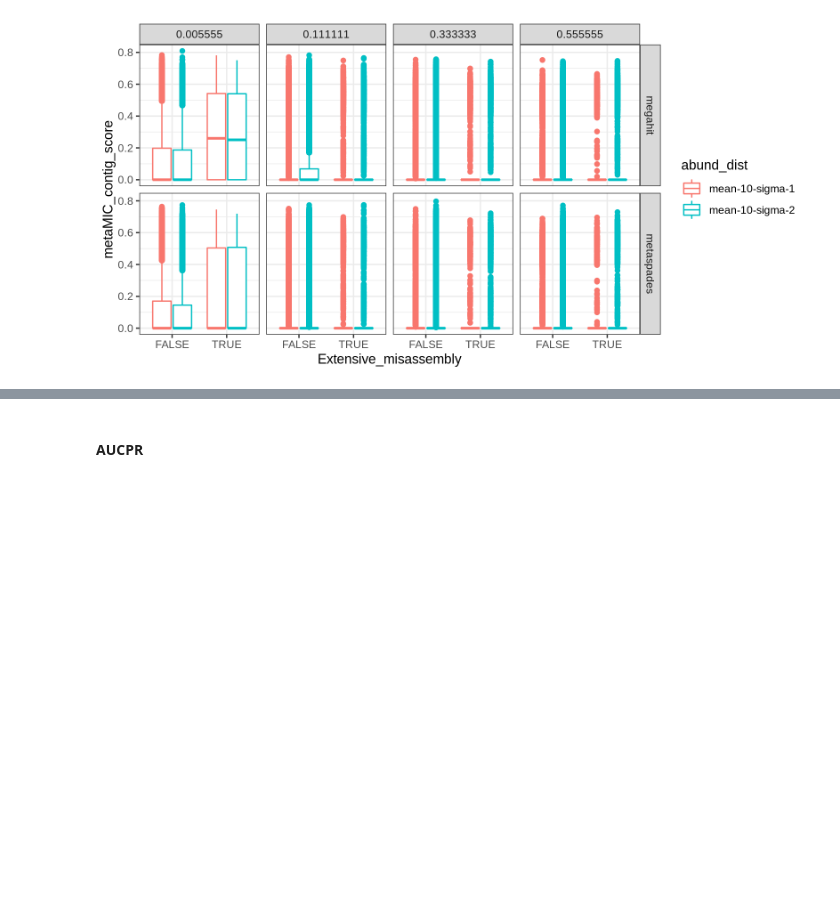
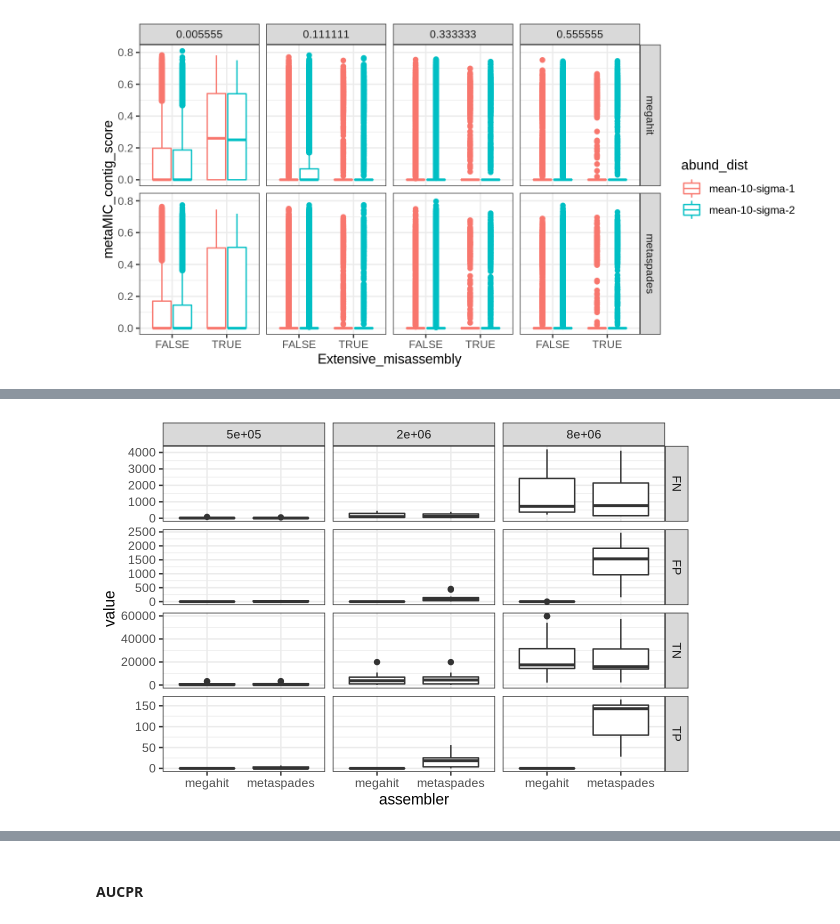
Before and after one commit to leylabmpi/resmico, a Jupyter notebook: notebooks/01_resmico-sm/02_GTDBr89_n9k-rand/01_train.ipynb, the cells around one changed output, grey strips where cells are left out. Cells and saved outputs as stored; diff of their text form; code cells hidden in the pictures; blank space fills up the shorter version.

```diff
--- a/notebooks/01_resmico-sm/02_GTDBr89_n9k-rand/01_train.ipynb
+++ b/notebooks/01_resmico-sm/02_GTDBr89_n9k-rand/01_train.ipynb
@@ -425,0 +428,6 @@ plot(p)
+# %%
+# contig cutoff
+ms_cutoff = mMIC %>%
+    filter.(assembler == 'metaspades') %>%
+    .$metaMIC_contig_score %>% quantile(0.95)
+cat('metaspades cutoff:', ms_cutoff, '\n')
@@ -425,0 +436,17 @@ plot(p)
+# %%
+mMIC_s = mMIC %>%
+    mutate.(prediction = ifelse(assembler == 'megahit',
+                                 metaMIC_contig_score >= 0.8,
+                                 metaMIC_contig_score >= ms_cutoff)) %>%
+    mutate.(prediction = ifelse(prediction == TRUE, 1, 0)) %>%
+    mutate.(TP = prediction == 1 & Extensive_misassembly == 1,
+            TN = prediction == 0 & Extensive_misassembly == 0,
+            FP = prediction == 1 & Extensive_misassembly == 0,
+            FN = prediction == 0 & Extensive_misassembly == 1) %>%
+    summarize.(TP = sum(TP),
+               TN = sum(TN),
+               FP = sum(FP),
+               FN = sum(FN),
+               .by=c(assembler, richness, abund_dist,
+                     sim_rep, read_length, seq_depth))
+mMIC_s
@@ -425,0 +462,15 @@ plot(p)
+# %%
+# plotting
+p = mMIC_s %>%
+    filter.(sim_rep == 1) %>%
+    mutate.(seq_depth = seq_depth %>% as.Num) %>%
+    pivot_longer.(cols=c(-assembler, -richness, -abund_dist,
+                         -sim_rep, -read_length, -seq_depth)) %>%
+    ggplot(aes(assembler, value)) +
+    geom_boxplot() +
+    facet_grid(name ~ seq_depth, scales='free_y') +
+    theme_bw()
+p.dims(6,4)
+plot(p)
+# %% [output]
+[figure, added]
```
Also changed, not shown: parts of 9 cells of this notebook, 8 other files.
